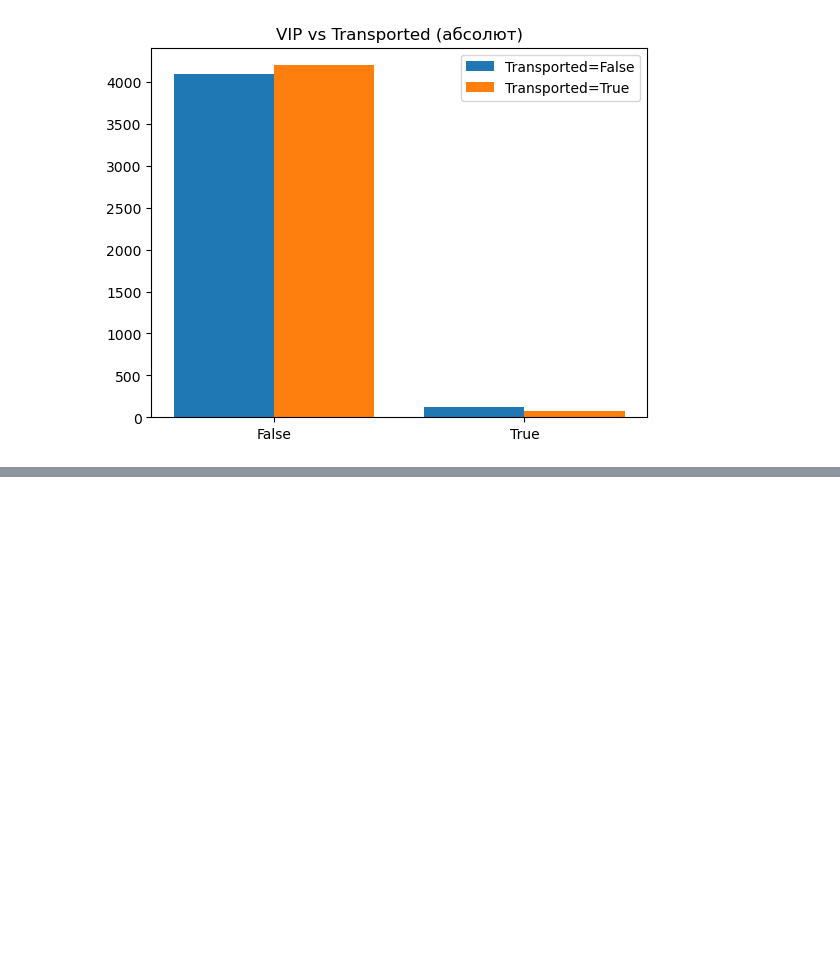
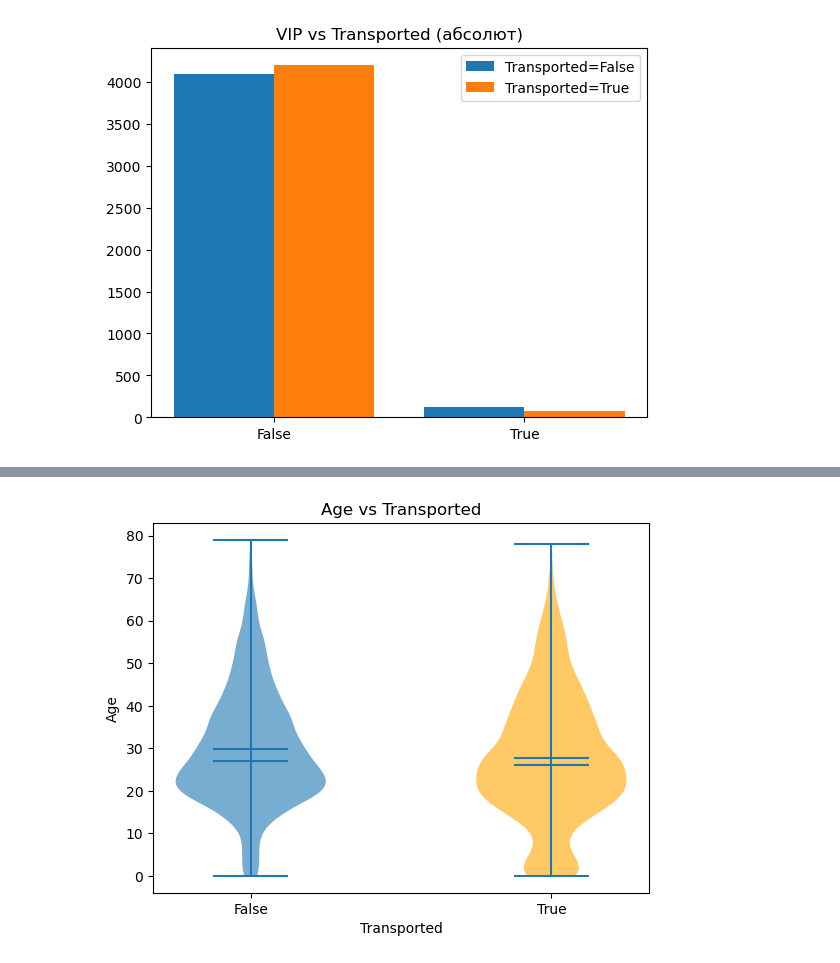
Before and after one commit to folkstay/Spaceship, a Jupyter notebook: SpaceShip.ipynb, the cells around one changed output, grey strips where cells are left out. Cells and saved outputs as stored; diff of their text form; code cells hidden in the pictures; blank space fills up the shorter version.

```diff
--- a/SpaceShip.ipynb
+++ b/SpaceShip.ipynb
@@ -130,0 +123,20 @@ plt.show()
+# %%
+ages_false = df[df["Transported"] == False]["Age"].dropna()
+ages_true  = df[df["Transported"] == True ]["Age"].dropna()
+parts = plt.violinplot(
+    [ages_false, ages_true],
+    positions=[0, 1],
+    showmeans=True,
+    showmedians=True,
+)
+for body, color in zip(parts["bodies"], ["C0", "orange"]):
+    body.set_facecolor(color)
+    body.set_alpha(0.6)
+
+plt.xticks([0, 1], ["False", "True"])
+plt.xlabel("Transported")
+plt.ylabel("Age")
+plt.title("Age vs Transported")
+plt.show()
+# %% [output]
+[figure, added]
```
Also changed, not shown: parts of 5 cells of this notebook.
